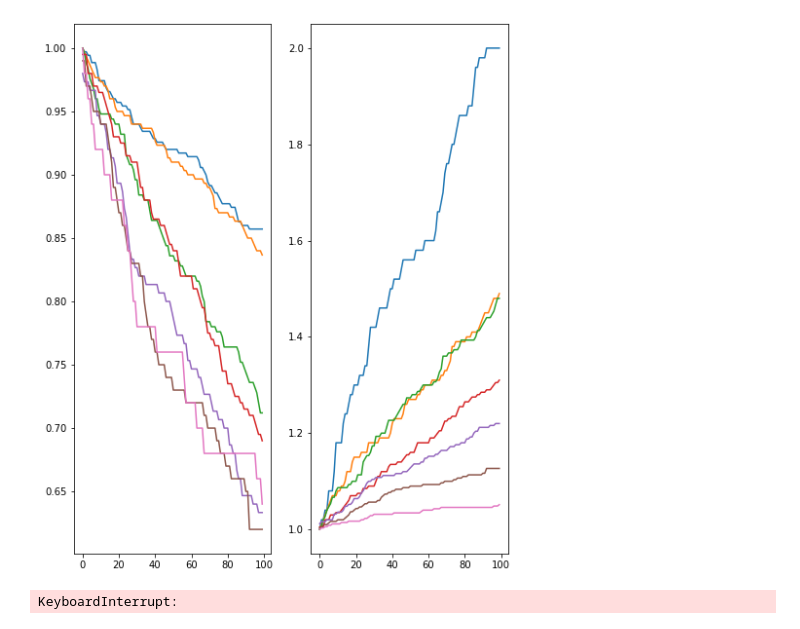
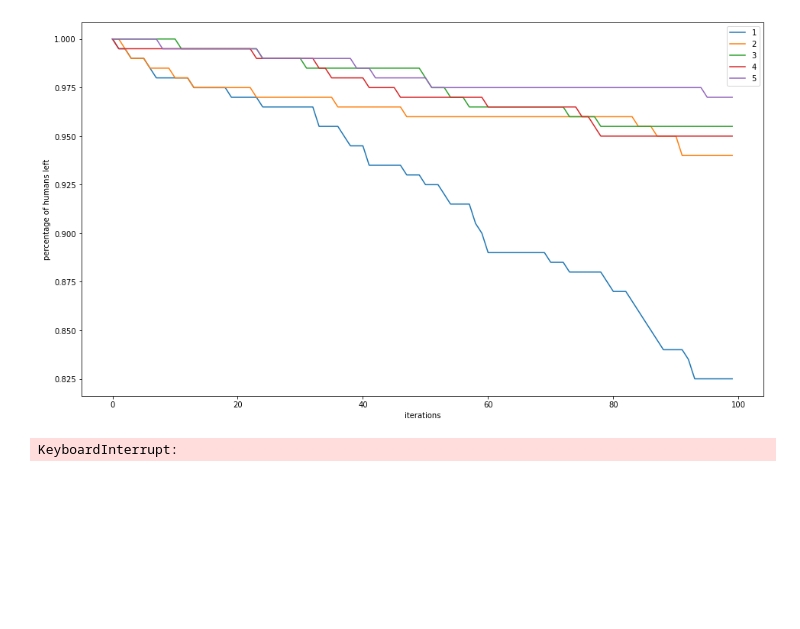
Before and after one commit to AriAtari/zombie_alpaca, a Jupyter notebook: zombie_model_plot.ipynb, the cells around one changed output. Drawn from its saved outputs; the diff is of its cells as text; code cells hidden in the pictures; blank space fills up the shorter version.

Commit message:
added plotting

```diff
--- a/zombie_model_plot.ipynb
+++ b/zombie_model_plot.ipynb
@@ -7,46 +7,48 @@ import matplotlib.pyplot as plt
 import time
 from IPython.display import display, clear_output
 
 # Importing necessary classes to run simulation
 from zombie_model import human, zombie, alpacalypse
 
 np.random.seed(123456789)
 
-hpops = [350,300,250,200,150,100,50]
+chance = [1,2,3,4,5]
 
-fig,ax = plt.subplots(1,2, figsize = (8,10))
+fig,ax = plt.subplots(1,1, figsize = (16,9))
 
-for num in range(7):
+for ch in chance:
 
     my_alpaca = alpacalypse(width = 200 , height = 200)
 
-    for p in range(hpops[num]):
-        my_alpaca.humans.append(
-            human(base_chance_of_survival = 0)
-        )
-    for p in range(400-hpops[num]):
+    for p in range(200):
+        hum = human(base_chance_of_survival = ch)
+
+        my_alpaca.humans.append(hum)
+    for p in range(200):
         my_alpaca.zombies.append(
             zombie(smell_radius = 0)
         )
 
     my_alpaca._all_entities = [*my_alpaca.humans, *my_alpaca.zombies]
 
     for hum in my_alpaca.humans:
         hum.place_at([np.random.randint(low = 0, high = my_alpaca.width),np.random.randint(low = 0, high = my_alpaca.height)])
 
     for zom in my_alpaca.zombies:
         zom.place_at([np.random.randint(low = 0, high = my_alpaca.width),np.random.randint(low = 0, high = my_alpaca.height)])
 
     for i in range(100):
         my_alpaca.evolve()
 
-    human_numbers = np.array(my_alpaca.human_count)/hpops[num]
-    zombie_numbers = np.array(my_alpaca.zombie_count)/(400 - hpops[num])
+    human_numbers = np.array(my_alpaca.human_count)/200
+    zombie_numbers = np.array(my_alpaca.zombie_count)/200
 
-    ax[0].plot(range(100),human_numbers)
-    ax[1].plot(range(100),zombie_numbers)
+    ax.plot(range(100),human_numbers,label=str(ch))
+    plt.xlabel("iterations")
+    plt.ylabel("percentage of humans left")
+    plt.legend()
 # %% [output]
-[figure, old version]
+[figure, new version]
 # %%
 start = time.time()
 times = []
```
Also changed, not shown: 1 other file.
